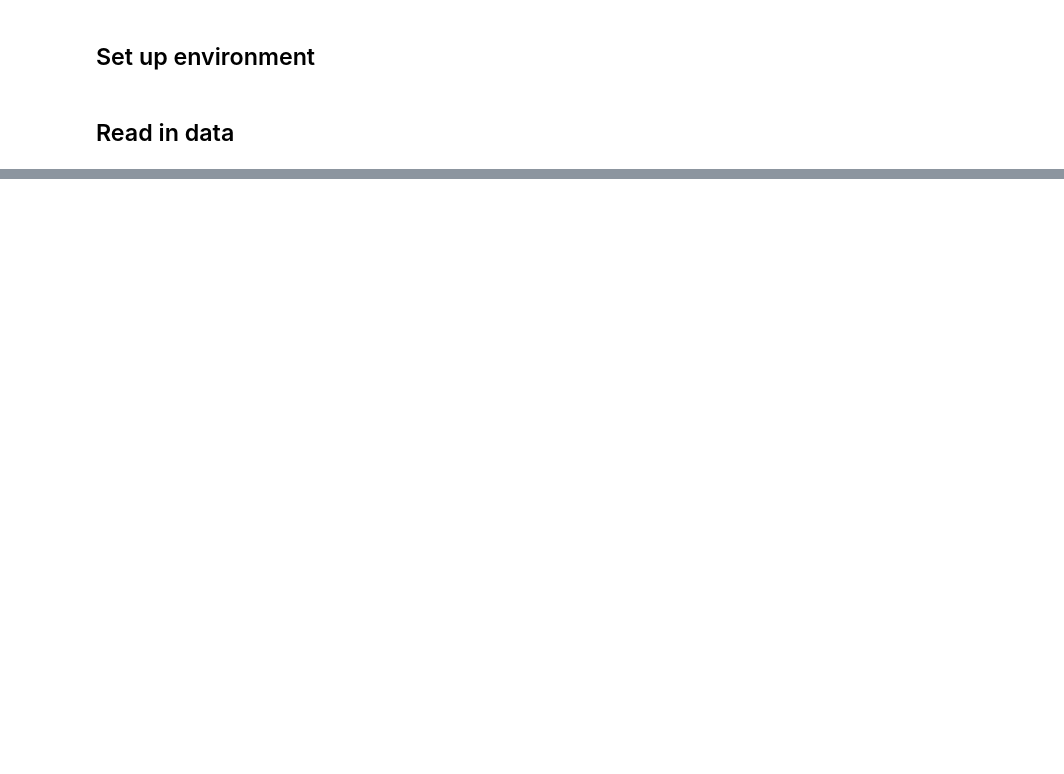
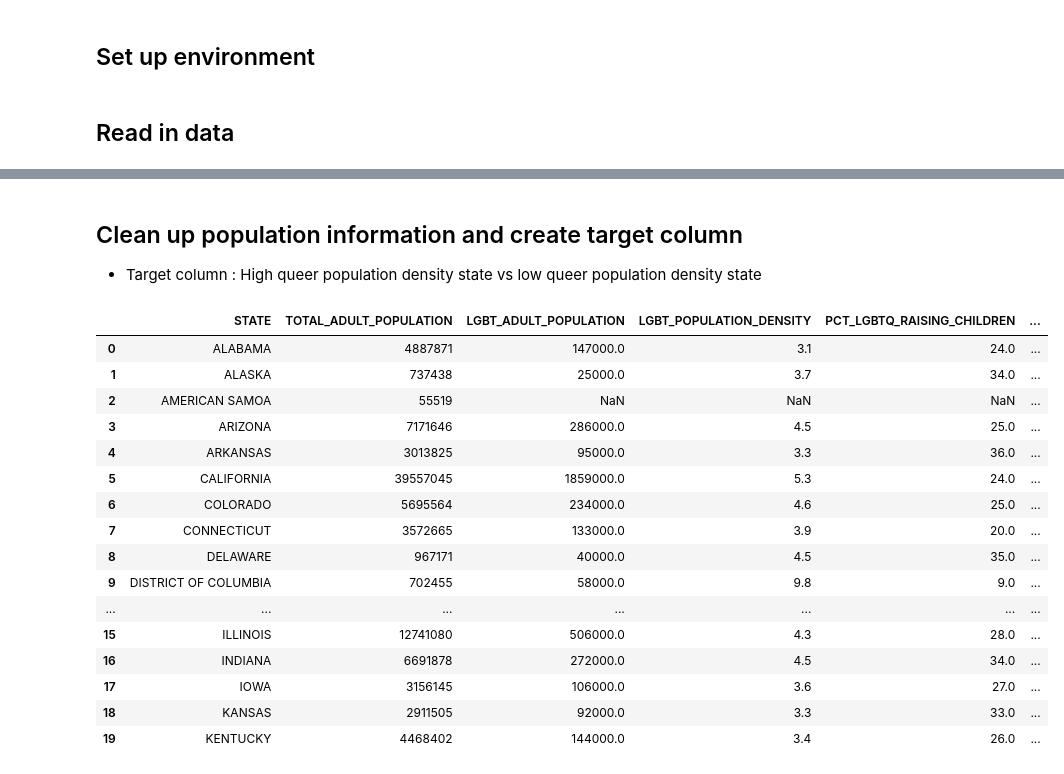
Before and after one commit to navar135/dragrace, a Jupyter notebook: initial_exploration.ipynb, the cells around one changed output, grey strips where cells are left out. Saved outputs shown, nothing was run; the diff lists cells and outputs as text; code cells hidden in the pictures; blank space fills up the shorter version.

```diff
--- a/initial_exploration.ipynb
+++ b/initial_exploration.ipynb
@@ -56,0 +122,24 @@ df3
+# %% [markdown]
+## Clean up population information and create target column
+- Target column : High queer population density state vs low queer population density state
+# %%
+pop_state_estimates = pd.read_csv(path+'lgbt_state_estimates.csv')
+pop_state_estimates.head(20)
+# %% [output]
+|  | STATE | TOTAL_ADULT_POPULATION | LGBT_ADULT_POPULATION | LGBT_POPULATION_DENSITY | PCT_LGBTQ_RAISING_CHILDREN | ... |
+| 0 | ALABAMA | 4887871 | 147000.0 | 3.1 | 24.0 | ... |
+| 1 | ALASKA | 737438 | 25000.0 | 3.7 | 34.0 | ... |
+| 2 | AMERICAN SAMOA | 55519 | NaN | NaN | NaN | ... |
+| 3 | ARIZONA | 7171646 | 286000.0 | 4.5 | 25.0 | ... |
+| 4 | ARKANSAS | 3013825 | 95000.0 | 3.3 | 36.0 | ... |
+| 5 | CALIFORNIA | 39557045 | 1859000.0 | 5.3 | 24.0 | ... |
+| 6 | COLORADO | 5695564 | 234000.0 | 4.6 | 25.0 | ... |
+| 7 | CONNECTICUT | 3572665 | 133000.0 | 3.9 | 20.0 | ... |
+| 8 | DELAWARE | 967171 | 40000.0 | 4.5 | 35.0 | ... |
+| 9 | DISTRICT OF COLUMBIA | 702455 | 58000.0 | 9.8 | 9.0 | ... |
+| ... | ... | ... | ... | ... | ... | ... |
+| 15 | ILLINOIS | 12741080 | 506000.0 | 4.3 | 28.0 | ... |
+| 16 | INDIANA | 6691878 | 272000.0 | 4.5 | 34.0 | ... |
+| 17 | IOWA | 3156145 | 106000.0 | 3.6 | 27.0 | ... |
+| 18 | KANSAS | 2911505 | 92000.0 | 3.3 | 33.0 | ... |
+| 19 | KENTUCKY | 4468402 | 144000.0 | 3.4 | 26.0 | ... |
```
Also changed, not shown: parts of 15 cells of this notebook, 2 other files.
